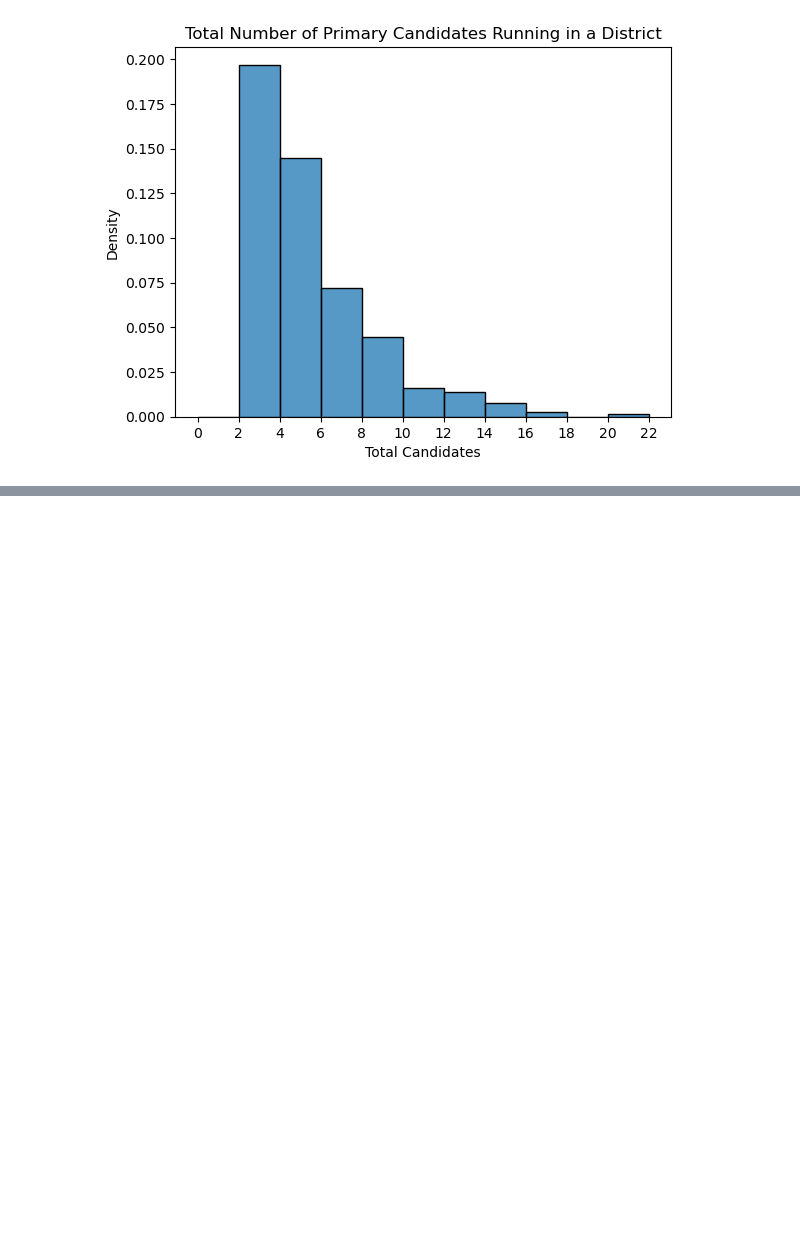
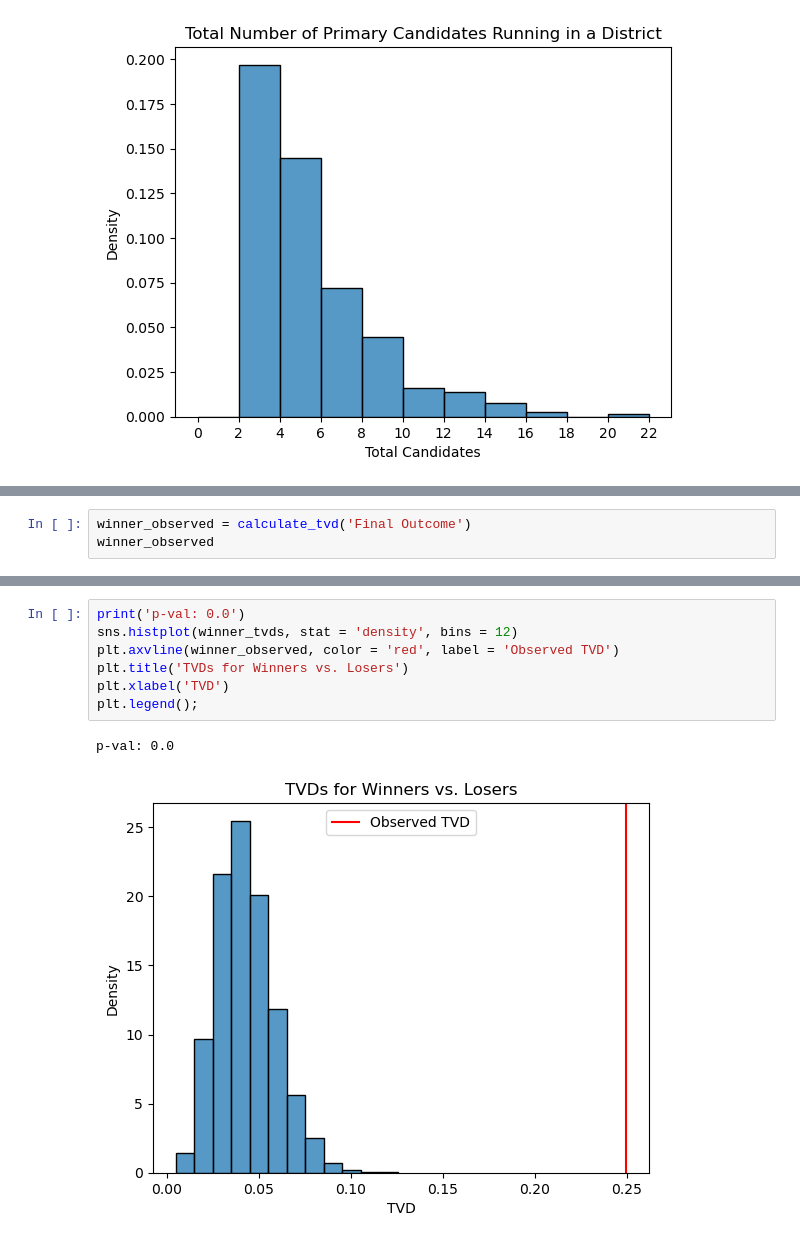
Before and after one commit to sarsong/data102proj, a Jupyter notebook: vivian_eda.ipynb, the cells around one changed output, grey strips where cells are left out. Saved outputs shown, nothing was run; the diff lists cells and outputs as text; blank space fills up the shorter version.

```diff
--- a/vivian_eda.ipynb
+++ b/vivian_eda.ipynb
@@ -242,0 +285,3 @@ plt.title('Total Number of Primary Candidates Running in a District');
+# %%
+winner_observed = calculate_tvd('Final Outcome')
+winner_observed
@@ -242,0 +311,10 @@ plt.title('Total Number of Primary Candidates Running in a District');
+# %%
+print('p-val: 0.0')
+sns.histplot(winner_tvds, stat = 'density', bins = 12)
+plt.axvline(winner_observed, color = 'red', label = 'Observed TVD')
+plt.title('TVDs for Winners vs. Losers')
+plt.xlabel('TVD')
+plt.legend();
+# %% [output]
+p-val: 0.0
+[figure, added]
```
Also changed, not shown: parts of 10 cells of this notebook.
